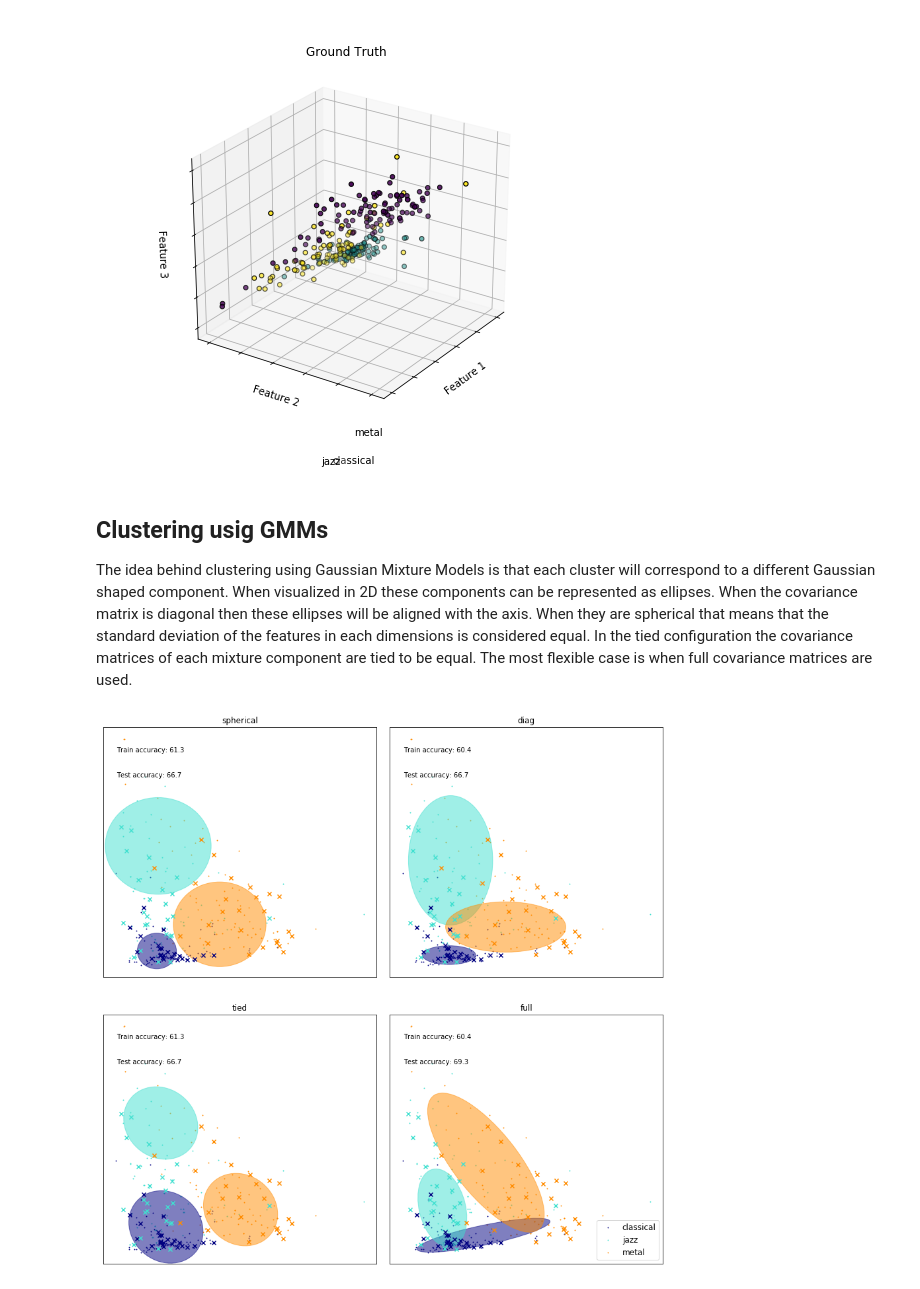
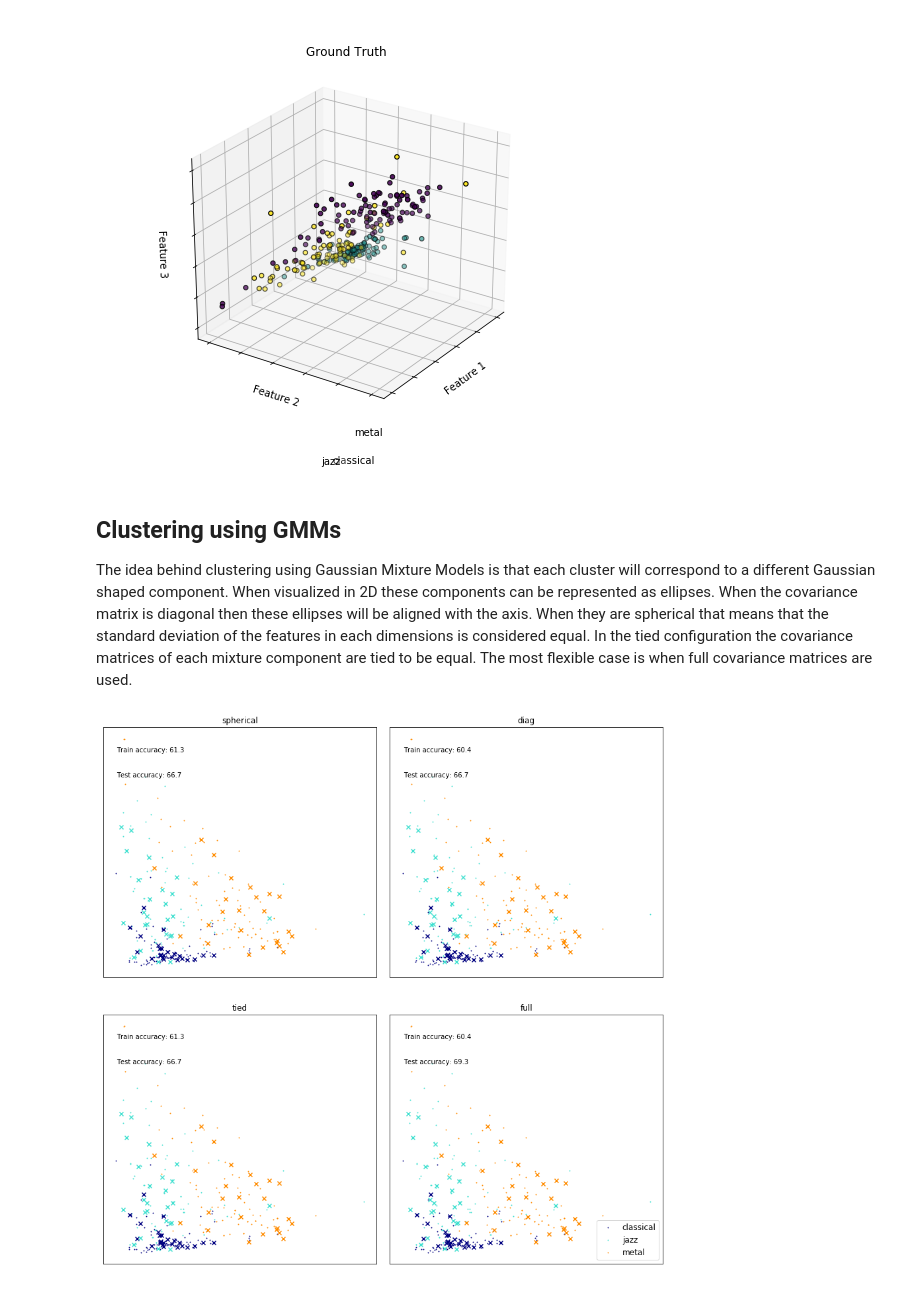
Before and after one commit to ishmeetkohli/SENG474, a Jupyter notebook: Clustering.ipynb, the cells around one changed output. Cells and saved outputs as stored; diff of their text form; code cells hidden in the pictures.

Commit message:
Added changes to clustering notebook

```diff
--- a/Clustering.ipynb
+++ b/Clustering.ipynb
@@ -67,6 +67,8 @@ def plot_clustering(X,y,y_pred):
         plt.legend(scatterpoints=1, loc='upper right', prop=dict(size=10))
         plt.subplot(133)
 
+
+        # Plot both
         data = X[y == n]
         plt.scatter(data[:, 0], data[:, 1], s=20, color=color,
                     label=target_names[n])
@@ -84,24 +86,28 @@ def plot_clustering(X,y,y_pred):
 
 y_pred = KMeans(n_clusters=3, random_state=random_state).fit_predict(X)
 plot_clustering(X,y,y_pred)
-y_pred = SpectralClustering(n_clusters=3, eigen_solver='arpack',
-                            random_state=random_state,assign_labels = 'kmeans',
-                            affinity='nearest_neighbors').fit_predict(X)
-plot_clustering(X,y,y_pred)
-gmm = GaussianMixture(n_components=3, random_state=50, max_iter=100)
-gmm.fit(X)
-y_pred = gmm.predict(X)
-plot_clustering(X,y,y_pred)
+
+
+# y_pred = SpectralClustering(n_clusters=3, eigen_solver='arpack',
+#                             random_state=random_state,assign_labels = 'kmeans',
+#                             affinity='nearest_neighbors').fit_predict(X)
+# plot_clustering(X,y,y_pred)
+
+
+# gmm = GaussianMixture(n_components=3, random_state=50, max_iter=100)
+# gmm.fit(X)
+# y_pred = gmm.predict(X)
+# plot_clustering(X,y,y_pred)
 
 # rerrange cluster numbers to make things work
-cluster_mapping = {}
-cluster_mapping[0] = 0
-cluster_mapping[1] = 2
-cluster_mapping[2] = 1
-y_mapped_predict = np.array([cluster_mapping[i] for i in y_pred])
-y_mapped_predict[y_pred == 0] = 0
-y_mapped_predict[y_pred == 1] = 2
-y_mapped_predict[y_pred == 2] = 1
-plot_clustering(X,y,y_mapped_predict)
+# cluster_mapping = {}
+# cluster_mapping[0] = 0
+# cluster_mapping[1] = 2
+# cluster_mapping[2] = 1
+# y_mapped_predict = np.array([cluster_mapping[i] for i in y_pred])
+# y_mapped_predict[y_pred == 0] = 0
+# y_mapped_predict[y_pred == 1] = 2
+# y_mapped_predict[y_pred == 2] = 1
+# plot_clustering(X,y,y_mapped_predict)
 # %% [output]
 [figure]
@@ -183,7 +186,7 @@ plt.show()
 [figure]
 [figure]
 # %% [markdown]
-## Clustering usig GMMs
+## Clustering using GMMs
 
 The idea behind clustering using Gaussian Mixture Models is that each cluster will correspond to a different
 Gaussian shaped component. When visualized in 2D these components can be represented as ellipses. When the covariance matrix is diagonal then these ellipses will be aligned with the axis. When they are spherical that means that the standard deviation of the features in each dimensions is considered equal. In the tied configuration the covariance matrices of each mixture component are tied to be equal. The most flexible case is when full covariance matrices are used.
@@ -253,7 +256,7 @@ for index, (name, estimator) in enumerate(estimators.items()):
 
     h = plt.subplot(2, n_estimators // 2, index + 1)
     text= h.text(0,0, "", va="bottom", ha="left")
-    make_ellipses(estimator, h)
+#     make_ellipses(estimator, h)
 
     for n, color in enumerate(colors):
         data = X[y == n]
@@ -261,31 +264,31 @@ for index, (name, estimator) in enumerate(estimators.items()):
         plt.scatter(data[:, 0], data[:, 1], s=0.8, color=color,
                     label=target_names[n])
     # Plot the test data with crosses
     for n, color in enumerate(colors):
         data = X_test[y_test == n]
         plt.scatter(data[:, 0], data[:, 1], marker='x', color=color, zorder=10)
 
     y_train_pred = estimator.predict(X_train)
     train_accuracy = np.mean(y_train_pred.ravel() == y_train.ravel()) * 100
 
     y_test_pred = estimator.predict(X_test)
     test_accuracy = np.mean(y_test_pred.ravel() == y_test.ravel()) * 100
 
 #     for n, color in enumerate(colors):
 #         data = X_test[y_test_pred == n]
 #         plt.scatter(data[:, 0], data[:, 1], marker='s', color=color)
 
     plt.text(0.05, 0.9, 'Train accuracy: %.1f' % train_accuracy,
              transform=h.transAxes)
 
     plt.text(0.05, 0.8, 'Test accuracy: %.1f' % test_accuracy,
              transform=h.transAxes)
 
     plt.xticks(())
     plt.yticks(())
     plt.title(name)
 
 plt.legend(scatterpoints=1, loc='lower right', prop=dict(size=12))
 plt.show()
 # %% [output]
-[figure, old version]
+[figure, new version]
```
Also changed, not shown: parts of 2 cells of this notebook.
